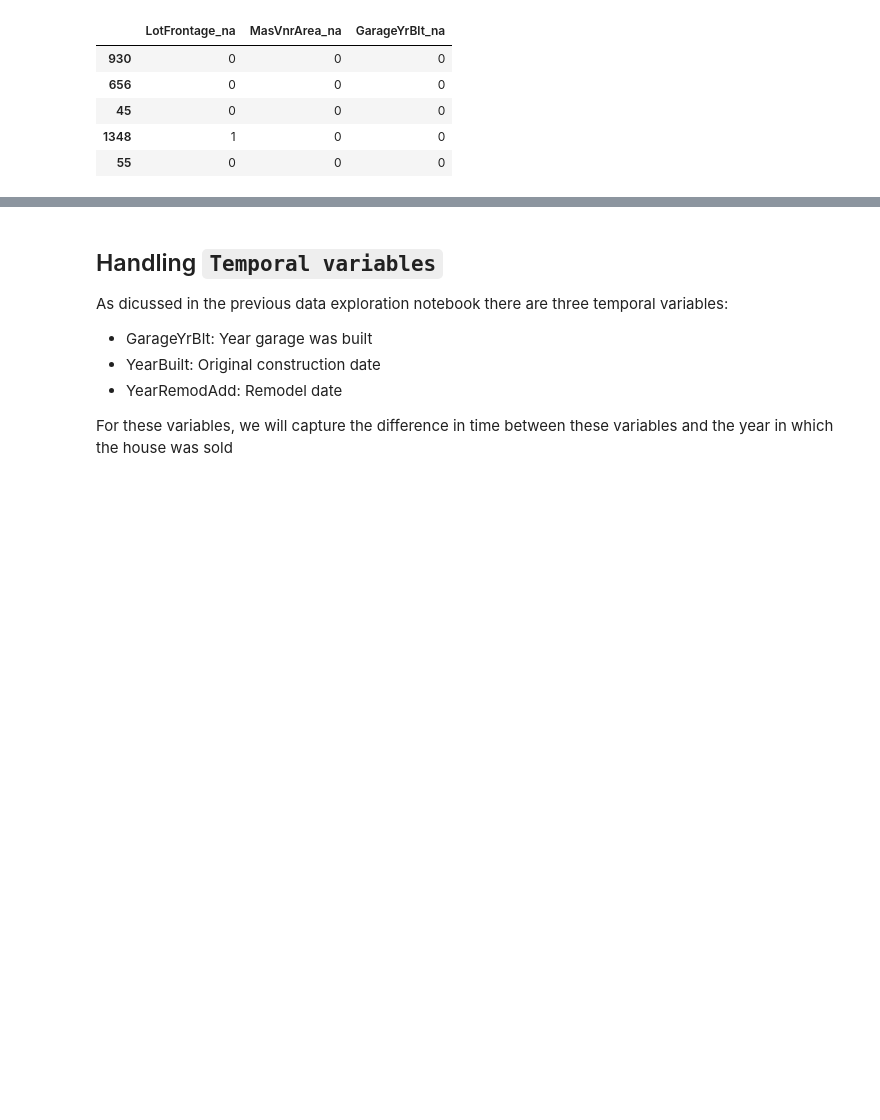
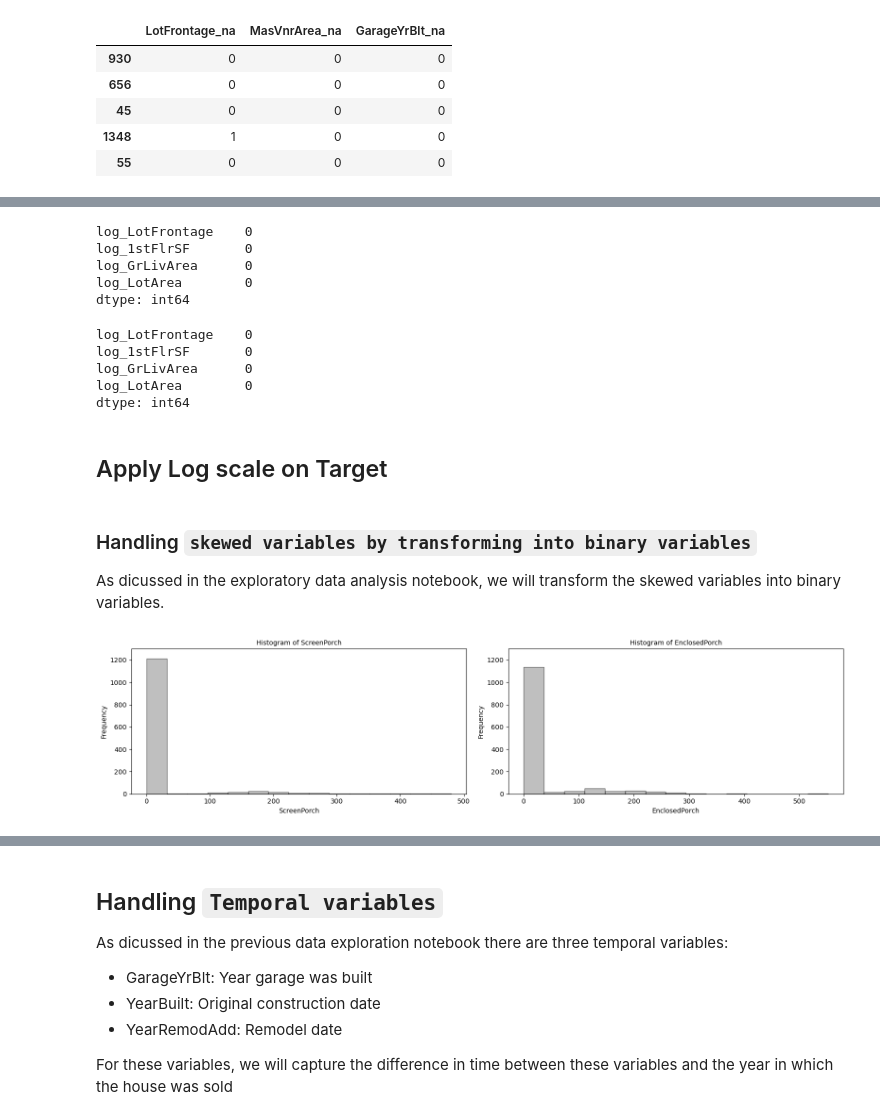
Before and after one commit to PacktPublishing/XGBoost-for-Regression-Predictive-Modeling-and-Time-Series-Analysis, a Jupyter notebook: ch7/feature_engineering.ipynb, the cells around one changed output, grey strips where cells are left out. Cells and saved outputs as stored; diff of their text form; code cells hidden in the pictures; blank space fills up the shorter version.

```diff
--- a/ch7/feature_engineering.ipynb
+++ b/ch7/feature_engineering.ipynb
@@ -302,0 +213,20 @@ X_train[['LotFrontage_na', 'MasVnrArea_na', 'GarageYrBlt_na']].head()
+# %%
+# check for missing values in these transformed variables in train set
+X_train[log_trans].isnull().sum()
+# %% [output]
+log_LotFrontage    0
+log_1stFlrSF       0
+log_GrLivArea      0
+log_LotArea        0
+dtype: int64
+# %%
+# check for missing values in these transformed variables in test set
+X_test[log_trans].isnull().sum()
+# %% [output]
+log_LotFrontage    0
+log_1stFlrSF       0
+log_GrLivArea      0
+log_LotArea        0
+dtype: int64
+# %% [markdown]
+## Apply Log scale on Target
@@ -302,0 +236,20 @@ X_train[['LotFrontage_na', 'MasVnrArea_na', 'GarageYrBlt_na']].head()
+# %% [markdown]
+### Handling `skewed variables by transforming into binary variables`
+
+As dicussed in the exploratory data analysis notebook, we will transform the skewed variables into binary variables.
+# %%
+skewed_vars = ['ScreenPorch', 'EnclosedPorch']
+plotdf = X_train [skewed_vars]
+fig, axes = plt.subplots(1,2, figsize=(16,4))
+axes_flat = axes.flatten()
+
+for i, (column, ax) in enumerate(zip(plotdf.columns, axes_flat)):
+    plotdf[column].plot.hist(ax=ax, bins= 15, alpha = 0.5, color = "grey", edgecolor = "black")
+    ax.set_title(f"Histogram of {column}", fontsize = 10)
+    ax.set_xlabel(column, fontsize = 10)
+    ax.set_ylim(0, 1300)
+
+plt.tight_layout()
+plt.show()
+# %% [output]
+[figure, added]
```
Also changed, not shown: parts of 66 cells of this notebook.
